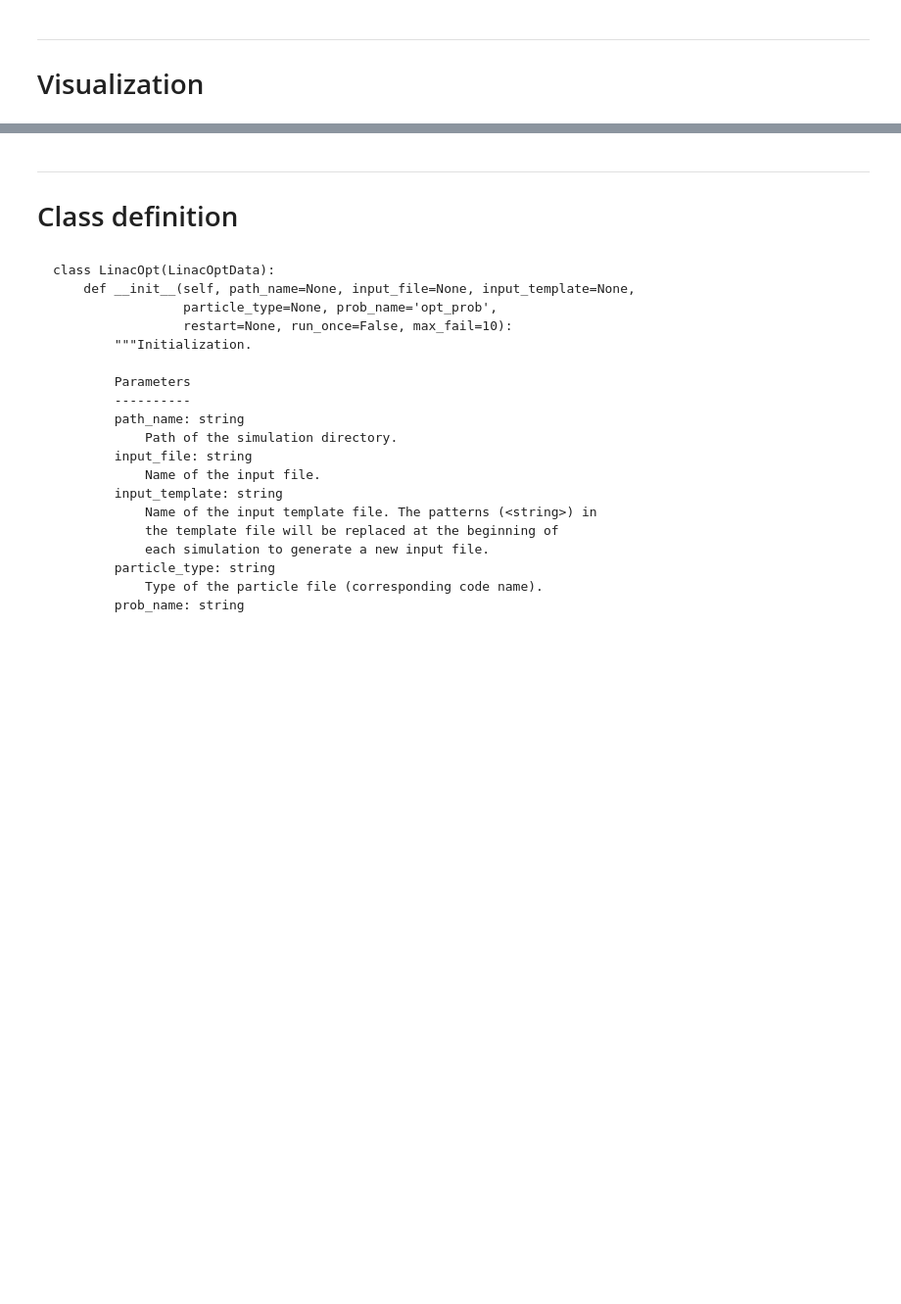
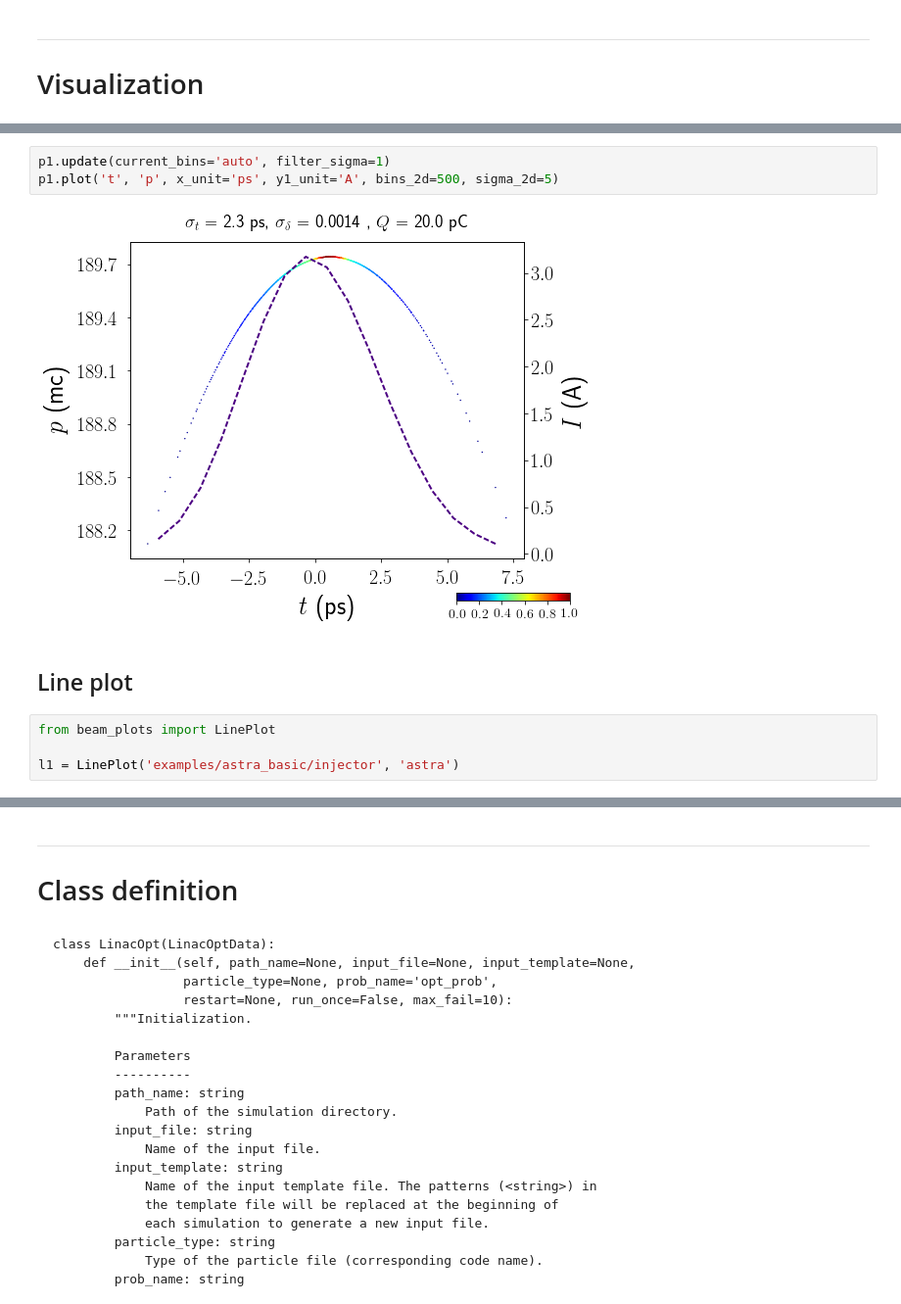
Before and after one commit to zhujun98/linacopt, a Jupyter notebook: LinacOpt Tutorial.ipynb, the cells around one changed output, grey strips where cells are left out. Shown at 98% size. Saved outputs shown, nothing was run; the diff lists cells and outputs as text; blank space fills up the shorter version.

```diff
--- a/LinacOpt Tutorial.ipynb
+++ b/LinacOpt Tutorial.ipynb
@@ -214,0 +193,11 @@ Sections:
+# %%
+p1.update(current_bins='auto', filter_sigma=1)
+p1.plot('t', 'p', x_unit='ps', y1_unit='A', bins_2d=500, sigma_2d=5)
+# %% [output]
+[figure, added]
+# %% [markdown]
+## Line plot
+# %%
+from beam_plots import LinePlot
+
+l1 = LinePlot('examples/astra_basic/injector', 'astra')
```
Also changed, not shown: parts of 37 cells of this notebook.
